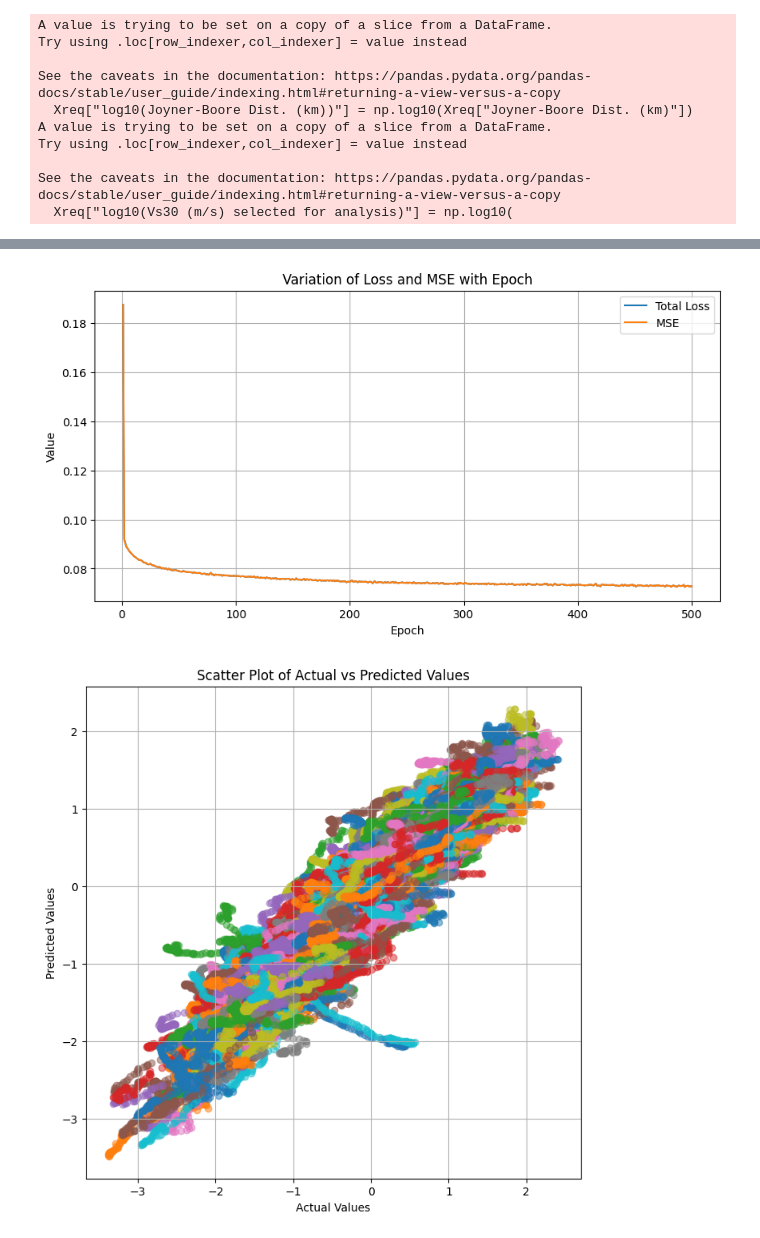
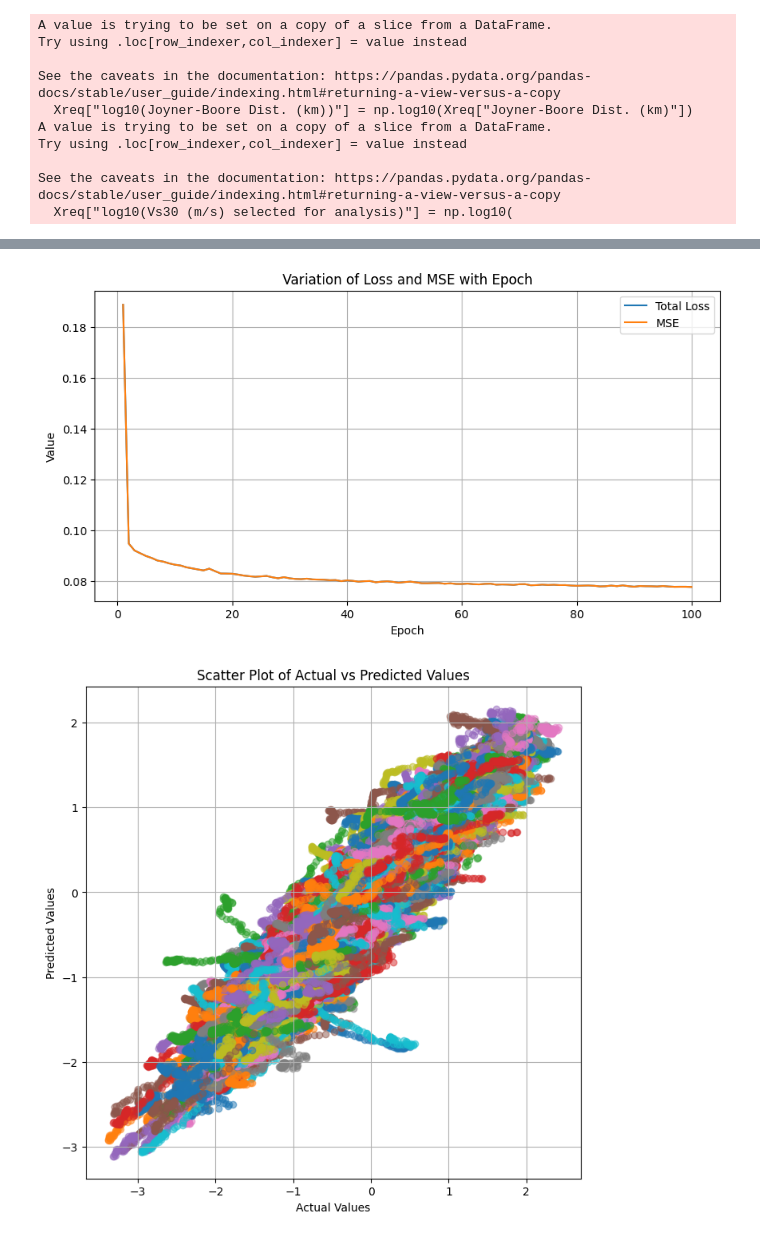
Before and after one commit to YoHommie/Program, a Jupyter notebook: Week8/BNN_on_ResponseSpectra.ipynb, the cells around one changed output, grey strips where cells are left out. Saved outputs shown, nothing was run; the diff lists cells and outputs as text; code cells hidden in the pictures.

```diff
--- a/Week8/BNN_on_ResponseSpectra.ipynb
+++ b/Week8/BNN_on_ResponseSpectra.ipynb
@@ -69,6 +69,11 @@ from torch.utils.data import DataLoader, TensorDataset
 import numpy as np
 import torch.nn.functional as F
 import matplotlib.pyplot as plt
+
+
+# Check if CUDA is available and set the device accordingly
+device = torch.device('cuda' if torch.cuda.is_available() else 'cpu')
+print('Using device:', device)
 
 class BayesianNetwork(nn.Module):
     def __init__(self, input_dim, hidden_dim, output_dim):
@@ -117,6 +122,7 @@ def train(model, train_loader, optimizer, criterion, epochs=100):
         total_loss = 0
         total_mse = 0
         for inputs, targets in train_loader:
+            inputs, targets = inputs.to(device), targets.to(device)
             optimizer.zero_grad()
             outputs = model(inputs)
             loss = criterion(outputs, targets) + model.kl_divergence()  # Add KL divergence to the loss
@@ -148,6 +154,7 @@ def test(model, test_loader):
     actuals = []
     with torch.no_grad():
         for inputs, targets in test_loader:
+            inputs, targets = inputs.to(device), targets.to(device)  # Move data to GPU
             outputs = model(inputs)
             predictions.extend(outputs.numpy())
             actuals.extend(targets.numpy())
@@ -178,11 +185,12 @@ hidden_dim = 100
 learning_rate = 0.001
 dropout_rate = 0.5  # Dropout rate for MC Dropout
 model = ProbabilisticBNN(input_dim, hidden_dim, output_dim, dropout_rate)
+model = model.to(device)  # Move model to GPU
 optimizer = optim.Adam(model.parameters(), lr=learning_rate)
 criterion = nn.MSELoss()
 
 # Train the model
-train(model, train_loader, optimizer, criterion, epochs=500)
+train(model, train_loader, optimizer, criterion, epochs=100)
 
 # Test the model
 predictions, actuals = test(model, test_loader)
@@ -207,4 +215,4 @@ Epoch 500, Loss: 0.07274269905907137, MSE: 0.07274269905907137
-[figure, old version]
+[figure, new version]
 # %%
 # # Plotting
 # plt.figure(figsize=(8, 8))
@@ -232,7 +240,7 @@ plt.title('Scatter Plot of Actual vs Predicted Values')
 plt.grid(True)
 plt.show()
 # %% [output]
-[figure, old version]
+[figure, new version]
 # %%
 
 from sklearn.metrics import mean_squared_error, r2_score
```
Also changed, not shown: parts of 5 cells of this notebook, 9 other files.
